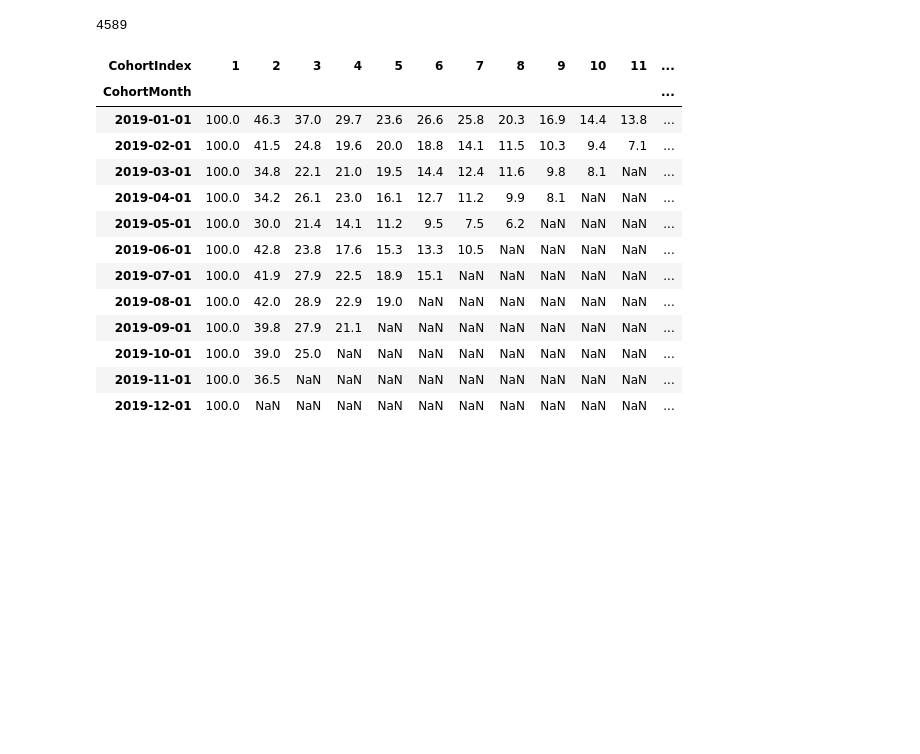
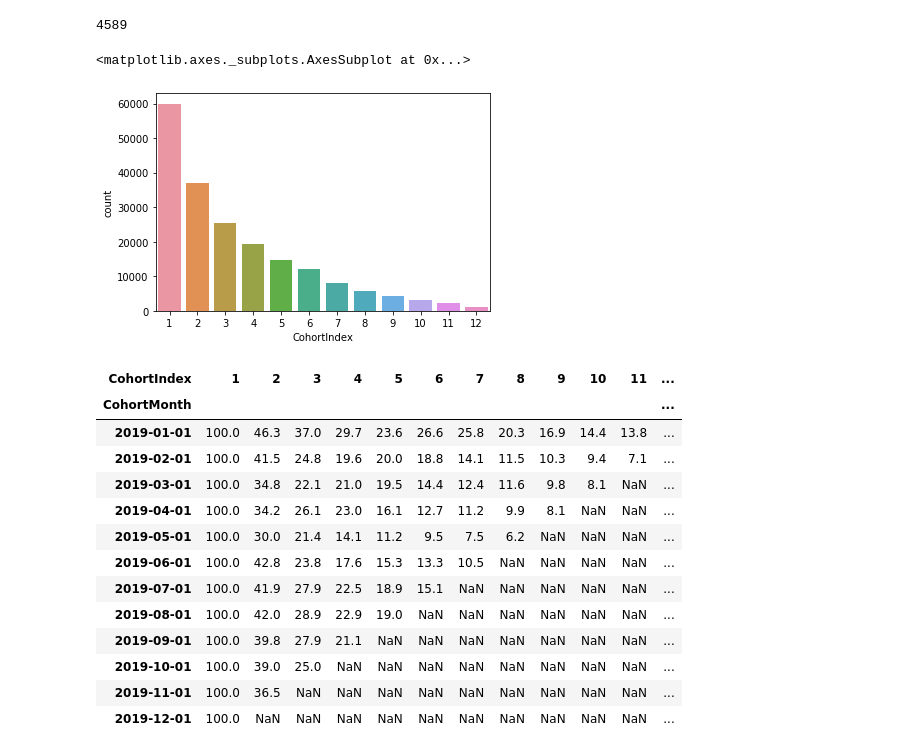
Before and after one commit to harashtaht/PreliminaryTest, a Jupyter notebook: Data Visualization/cohort_retention.ipynb, the cells around one changed output. Cells and saved outputs as stored; diff of their text form; code cells hidden in the pictures; blank space fills up the shorter version.

```diff
--- a/Data Visualization/cohort_retention.ipynb
+++ b/Data Visualization/cohort_retention.ipynb
@@ -155,6 +155,11 @@ By the end of the year, only 10% of the users are still active.
 916+527+405+358+395+487+295+161+168+216+175+486
 # %% [output]
 4589
+# %%
+sns.countplot(df2['CohortIndex'])
+# %% [output]
+<matplotlib.axes._subplots.AxesSubplot at 0x...>
+[figure, added]
 # %%
 ### Cohort vs retention metrics
 ### To show retention rate in percentiles
```
Also changed, not shown: parts of 2 cells of this notebook, 2 other files.
